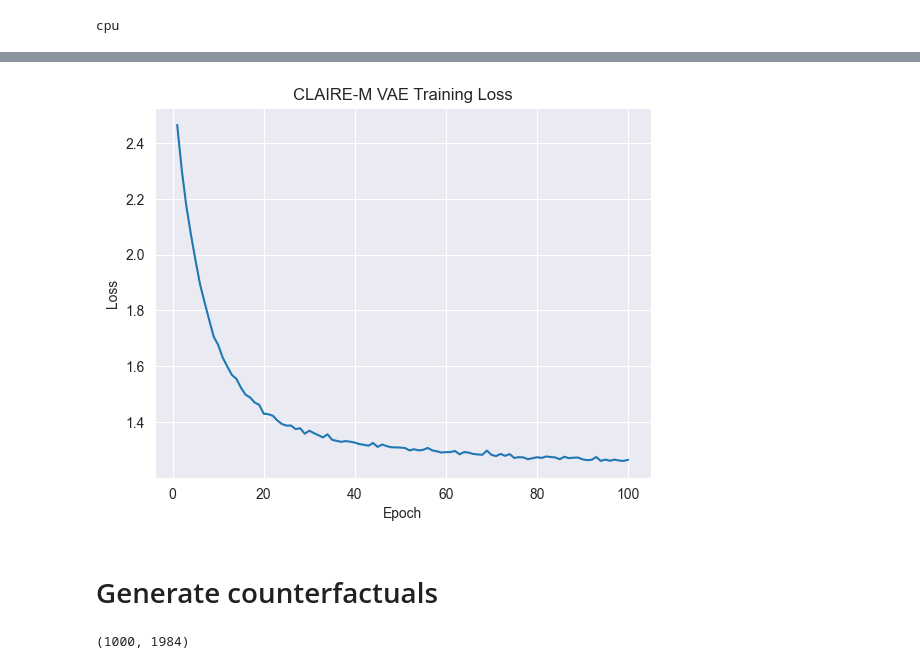
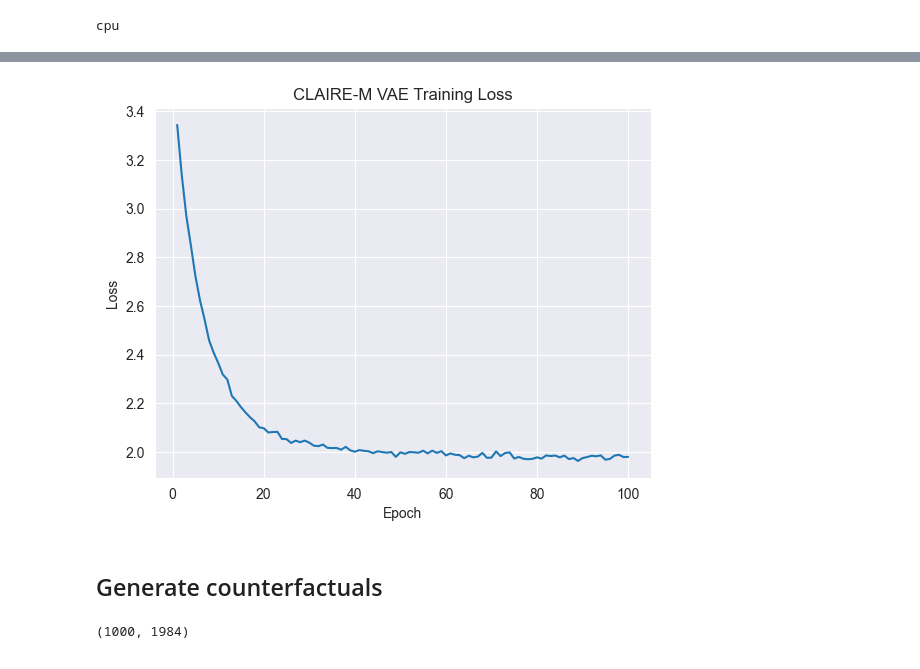
Before and after one commit to dianaggomez/FADE_extension, a Jupyter notebook: notebooks/CF_CLAIRE_VAE.ipynb, the cells around one changed output, grey strips where cells are left out. Saved outputs shown, nothing was run; the diff lists cells and outputs as text; code cells hidden in the pictures.

```diff
--- a/notebooks/CF_CLAIRE_VAE.ipynb
+++ b/notebooks/CF_CLAIRE_VAE.ipynb
@@ -42,11 +44,9 @@ class DummyDataset(Dataset):
         s = self.S[idx]
         return x, y, s
 # %%
-X_train_example = torch.randn(1000, 5)  # Input features {X} (e.g., 1000 samples, 9 features)
-Y_train_example = torch.randn(1000, 1)  # Labels {Y} (e.g., 1000 samples, 1 label)
-S_train_example = torch.randint(0, 2, (1000, 1))  # Sensitive attributes {S} (binary)
-
-# Y_train_example = (Y_train_example > 0).float()  # Convert to binary labels
+X_train_example = torch.randn(1000, 2)  # Input features X
+Y_train_example = torch.randint(0, 2, (1000, 1))  # Labels Y (binary)
+S_train_example = torch.randint(0, 2, (1000, 1))  # Sensitive attribute S (binary)
 
 X_train_example.shape, Y_train_example.shape, S_train_example.shape
 # %% [output]
@@ -124,8 +142,8 @@ cpu
 # %%
 from src.claire_cf_data_augmentation import VAE
 
-vae = VAE(input_dim=X_train_example.shape[1], latent_dim=20)
-vae.to(device)
+vae_example = VAE(input_dim=X_train_example.shape[1], latent_dim=20)
+vae_example.to(device)
 # %% [output]
 VAE(
   (encoder): Encoder(
@@ -143,5 +161,5 @@ VAE(
 # %%
 from src.claire_cf_data_augmentation import train
 
-vae, vae_train_loss = train(vae, train_dataloader, num_epochs=100)
+vae_example, vae_example_train_loss = train(vae_example, train_dataloader, num_epochs=100)
 # %% [output]
@@ -160,14 +178,14 @@ Epoch [12/100], Loss: 1.5991
 ... (88 outputs left out)
 # %%
-plt.plot(range(1, len(vae_train_loss) + 1), vae_train_loss)
+plt.plot(range(1, len(vae_example_train_loss) + 1), vae_example_train_loss)
 plt.xlabel("Epoch")
 plt.ylabel("Loss")
 plt.title("CLAIRE-M VAE Training Loss")
 plt.show()
 # %% [output]
-[figure, old version]
+[figure, new version]
 # %% [markdown]
-# Generate counterfactuals
+## Generate counterfactuals
 # %%
 from src.claire_cf_data_augmentation import CounterfactualDataGenerator
 
```
Also changed, not shown: parts of 49 cells of this notebook, 4 other files.
